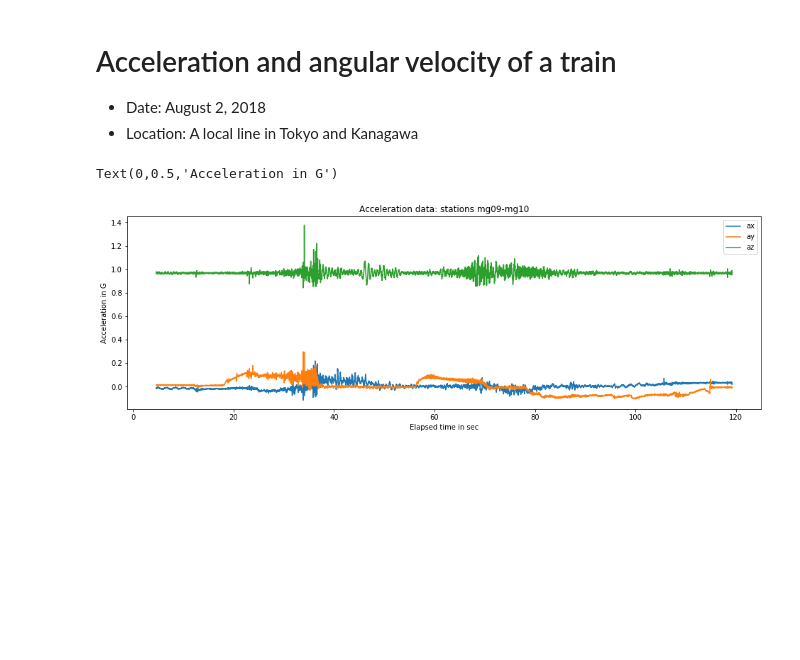
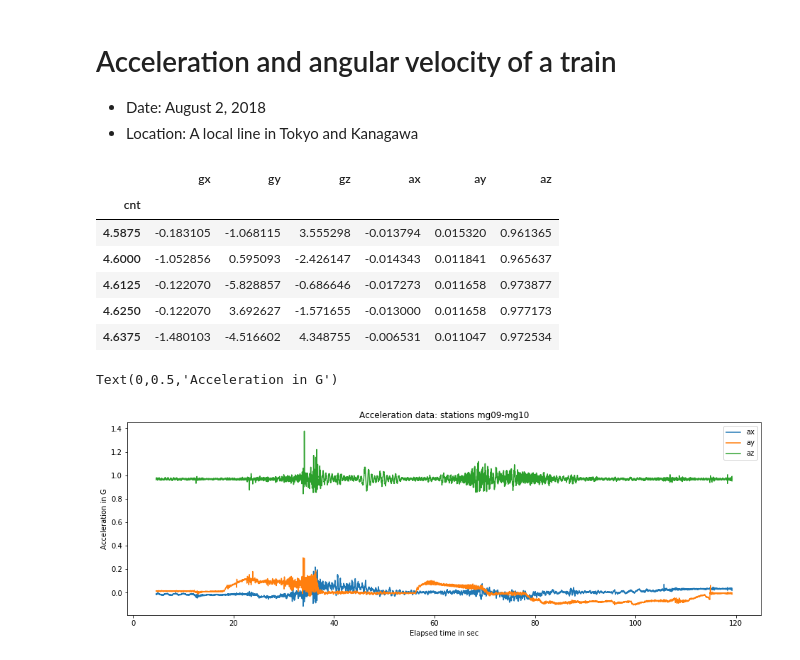
Before and after one commit to araobp/pic-mcu, a Jupyter notebook: src/python/motion_sensor_analyze.ipynb, the cells around one changed output. Saved outputs shown, nothing was run; the diff lists cells and outputs as text; code cells hidden in the pictures; blank space fills up the shorter version.

```diff
--- a/src/python/motion_sensor_analyze.ipynb
+++ b/src/python/motion_sensor_analyze.ipynb
@@ -21,14 +21,22 @@ FILE = 'raw_data_mg09_mg10.csv'
 # %%
 df = pd.read_csv(FILE, dtype=np.int16)
 
 gres = lambda v: v * GYRO_RESOLUTION
 ares = lambda v: v * ACCEL_RESOLUTION
 to_time = lambda v: v / SAMPLING_RATE
 df[['gx', 'gy', 'gz']] = df[['gx', 'gy', 'gz']].apply(gres)
 df[['ax', 'ay', 'az']] = df[['ax', 'ay', 'az']].apply(ares)
 df[['cnt']] = df[['cnt']].apply(to_time)
 df.set_index('cnt', drop=True, inplace=True)
-#df.head()
+df.head()
+# %% [output]
+|  | gx | gy | gz | ax | ay | az |
+| cnt |  |  |  |  |  |  |
+| 4.5875 | -0.183105 | -1.068115 | 3.555298 | -0.013794 | 0.015320 | 0.961365 |
+| 4.6000 | -1.052856 | 0.595093 | -2.426147 | -0.014343 | 0.011841 | 0.965637 |
+| 4.6125 | -0.122070 | -5.828857 | -0.686646 | -0.017273 | 0.011658 | 0.973877 |
+| 4.6250 | -0.122070 | 3.692627 | -1.571655 | -0.013000 | 0.011658 | 0.977173 |
+| 4.6375 | -1.480103 | -4.516602 | 4.348755 | -0.006531 | 0.011047 | 0.972534 |
 # %%
 ax_a = df[['ax', 'ay', 'az']].plot(title='Acceleration data: stations mg09-mg10')
 ax_a.set_xlabel('Elapsed time in sec')
```
Also changed, not shown: 3 other files.
